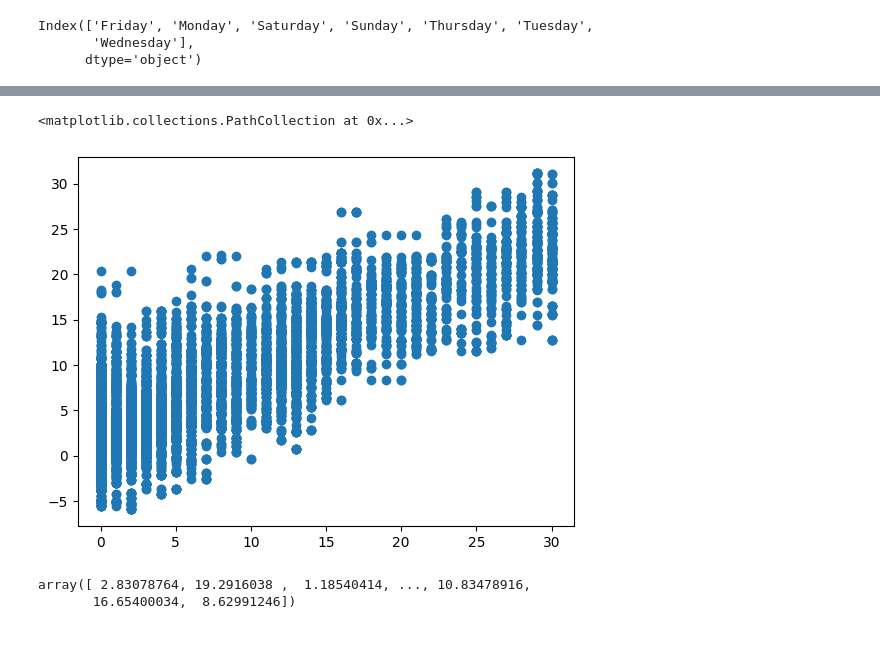
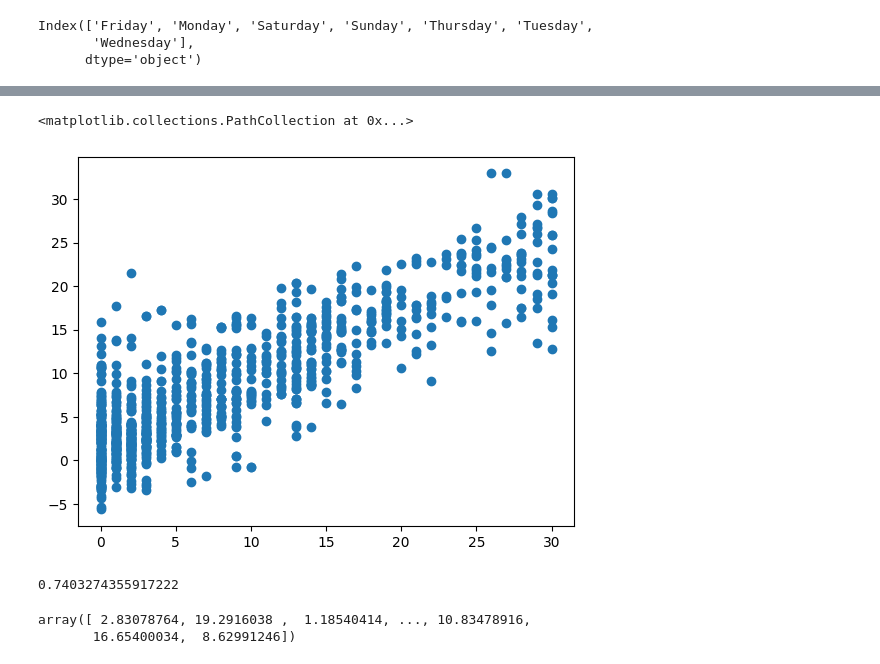
Before and after one commit to TadghPurcell/On-Your-Bike, a Jupyter notebook: ML_models/station_ml_model.ipynb, the cells around one changed output, grey strips where cells are left out. Saved outputs shown, nothing was run; the diff lists cells and outputs as text; code cells hidden in the pictures.

Commit message:
ML model

```diff
--- a/ML_models/station_ml_model.ipynb
+++ b/ML_models/station_ml_model.ipynb
@@ -158,11 +160,16 @@ df['wind_speed'] = df['wind_speed'].astype('float64')
 # One hot encode day of the week
 df['weekday'] = df['time_updated'].dt.day_name()
 df['hour'] = df['time_updated'].dt.hour
-one_hot_encoded = pd.get_dummies(df['weekday'])
-df = pd.concat([df, one_hot_encoded], axis=1)
+one_hot_encoded_days = pd.get_dummies(df['weekday'])
+one_hot_encoded_type = pd.get_dummies(df['type'])
+
+df = pd.concat([df, one_hot_encoded_days], axis=1)
+df = pd.concat([df, one_hot_encoded_type], axis=1)
+
 df.drop('time_updated', axis = 1, inplace=True)
 df.drop('weekday', axis = 1, inplace=True)
 df.drop('Unnamed: 0', axis = 1, inplace=True)
+df.drop('type', axis=1, inplace=True)
 
 
 df.head()
@@ -185,7 +205,7 @@ unique_station_ids = df['station_id'].unique()
 for station_id in unique_station_ids:
 
     temp_df = df[( df['station_id'] == station_id)]
-    temp_train_df = temp_df[['temperature', 'wind_speed', 'humidity', 'hour', 'Monday', 'Tuesday', 'Wednesday', 'Thursday', 'Friday', 'Saturday', 'Sunday']]
+    temp_train_df = temp_df.drop(['station_id', 'available_bikes', 'available_bike_stands'], axis=1)
 
     x_train, x_test, y_train, y_test = train_test_split(temp_train_df, temp_df['available_bike_stands'], test_size = 0.1, random_state=23)
 
@@ -203,9 +223,9 @@ for station_id in unique_station_ids:
 y_pred_train = poly_reg_model.predict(poly_features)
 
 poly_test_features = poly.fit_transform(x_test)
-y_pred_train = poly_reg_model.predict(poly_features)
+y_pred_test = poly_reg_model.predict(poly_test_features)
 # %%
-plt.scatter(y_train, y_pred_train)
+plt.scatter(y_test, y_pred_test)
 # %% [output]
 <matplotlib.collections.PathCollection at 0x...>
-[figure, old version]
+[figure, new version]
@@ -212,3 +234,8 @@ plt.scatter(y_train, y_pred_train)
+# %%
+r2 = r2_score(y_test, y_pred_test)
+print(r2)
+# %% [output]
+0.7403274355917222
 # %%
 with open('station_1.pkl', 'wb') as file:
     # Serialize and save the model to the file
```
Also changed, not shown: parts of 10 cells of this notebook, 2 other files.
